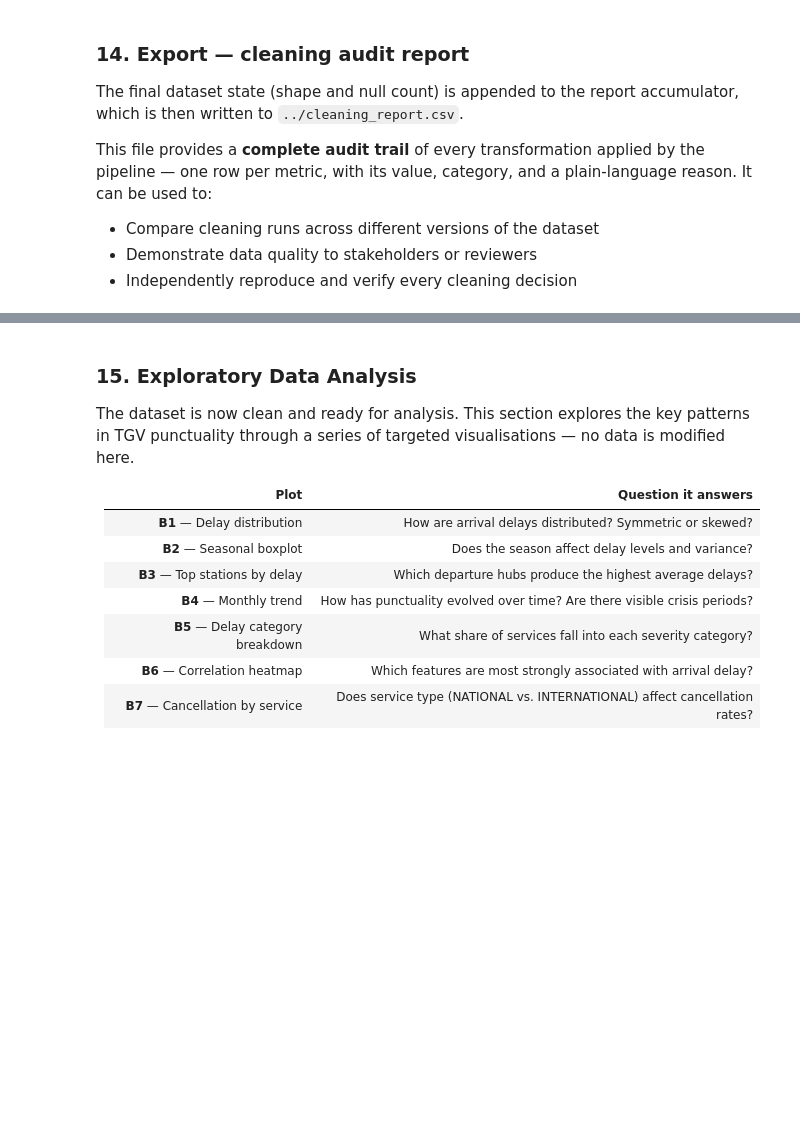
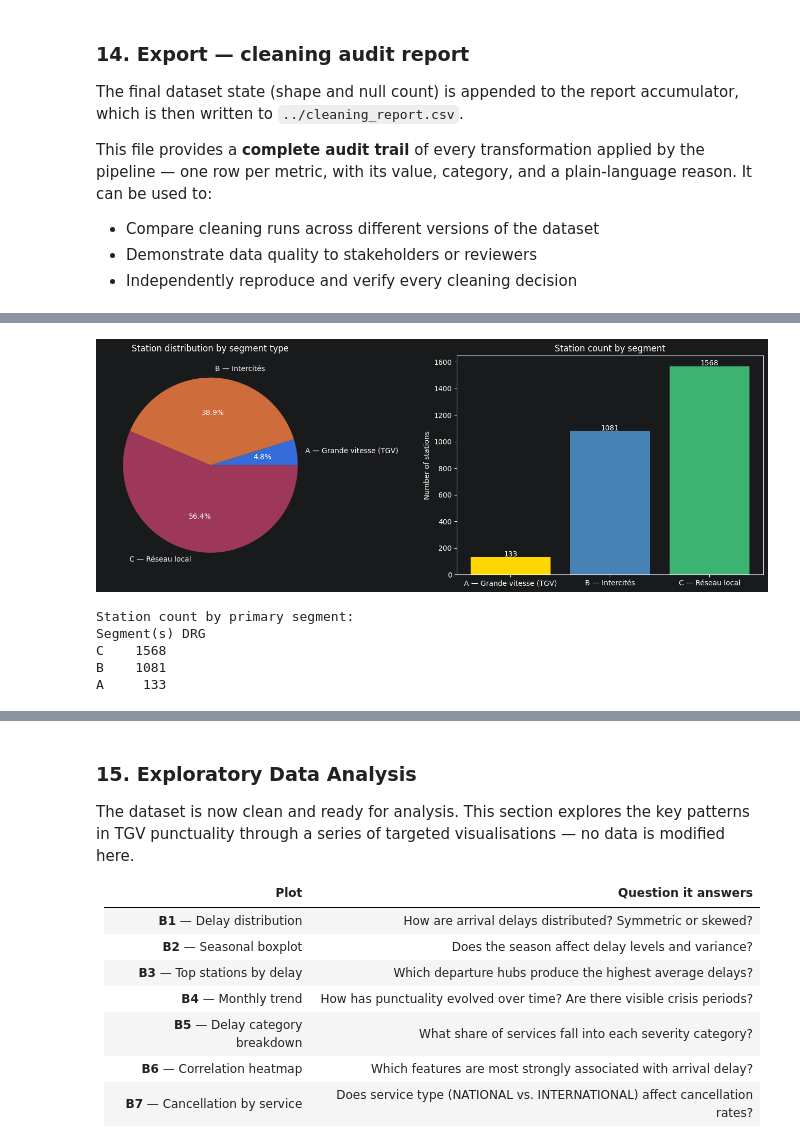
Before and after one commit to OpenCz/Tardis, a Jupyter notebook: tardis_eda.ipynb, the cells around one changed output, grey strips where cells are left out. Cells and saved outputs as stored; diff of their text form; code cells hidden in the pictures; blank space fills up the shorter version.

```diff
--- a/tardis_eda.ipynb
+++ b/tardis_eda.ipynb
@@ -609,0 +947,10 @@ report.export("data/processed/audit/cleaning_report.csv")
+# %%
+comp_df = cleaning.convert_numerics(comp_df)
+comp_df = cleaning.cast_string_columns(comp_df)
+comp_df = cleaning.normalize_labels(comp_df)
+
+print("Dtypes after normalisation:")
+print(comp_df.dtypes)
+print()
+print("Sample of normalised station names:")
+print(comp_df["Nom_Gare"].head(10).to_string())
@@ -609,0 +987,12 @@ report.export("data/processed/audit/cleaning_report.csv")
+# %%
+cplots.plot_comp_segment_distribution(comp_df)
+seg = comp_df["Segment(s) DRG"].str.split(";").str[0]
+print("Station count by primary segment:")
+print(seg.value_counts().to_string())
+# %% [output]
+[figure, added]
+Station count by primary segment:
+Segment(s) DRG
+C    1568
+B    1081
+A     133
```
Also changed, not shown: parts of 81 cells of this notebook.
